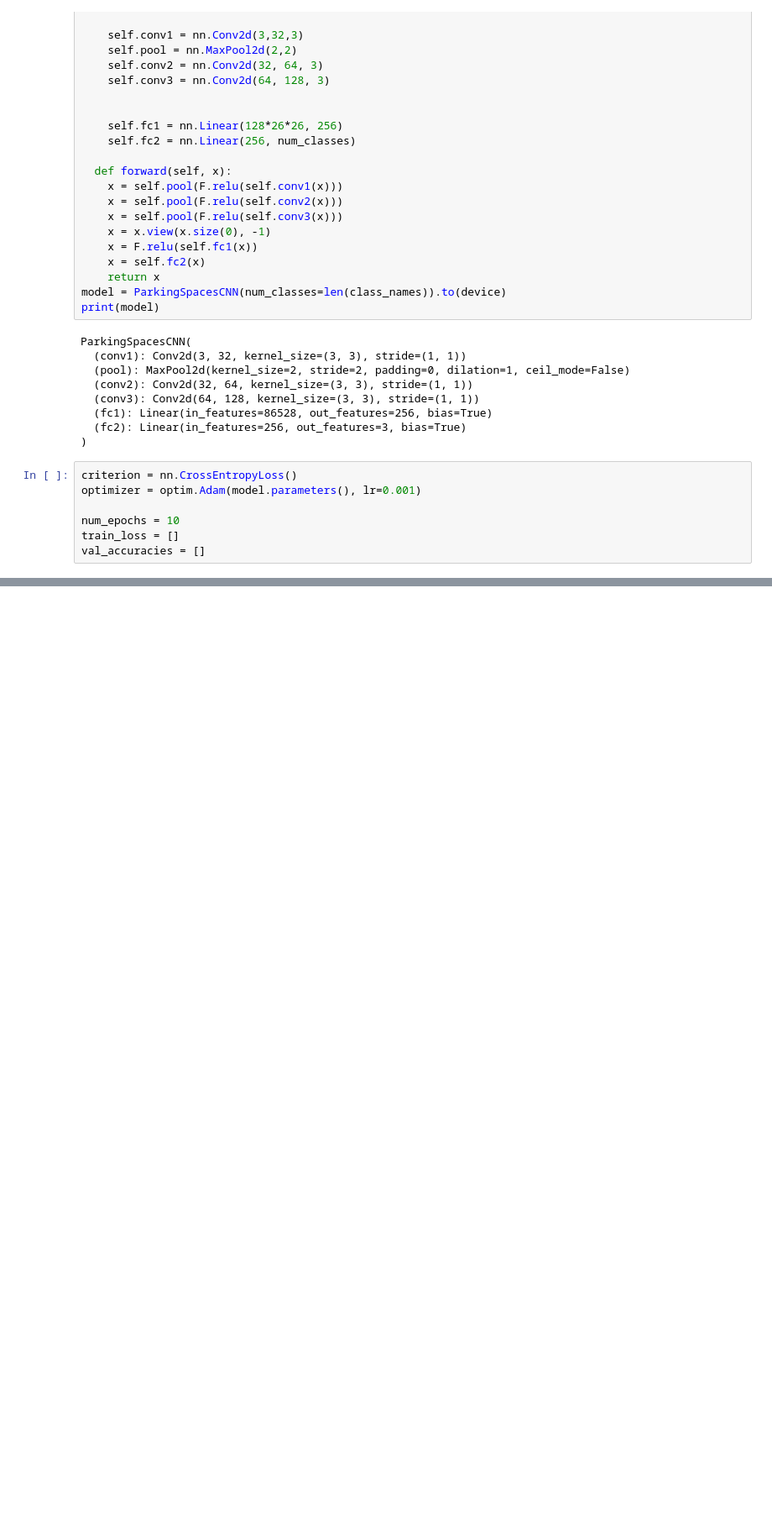
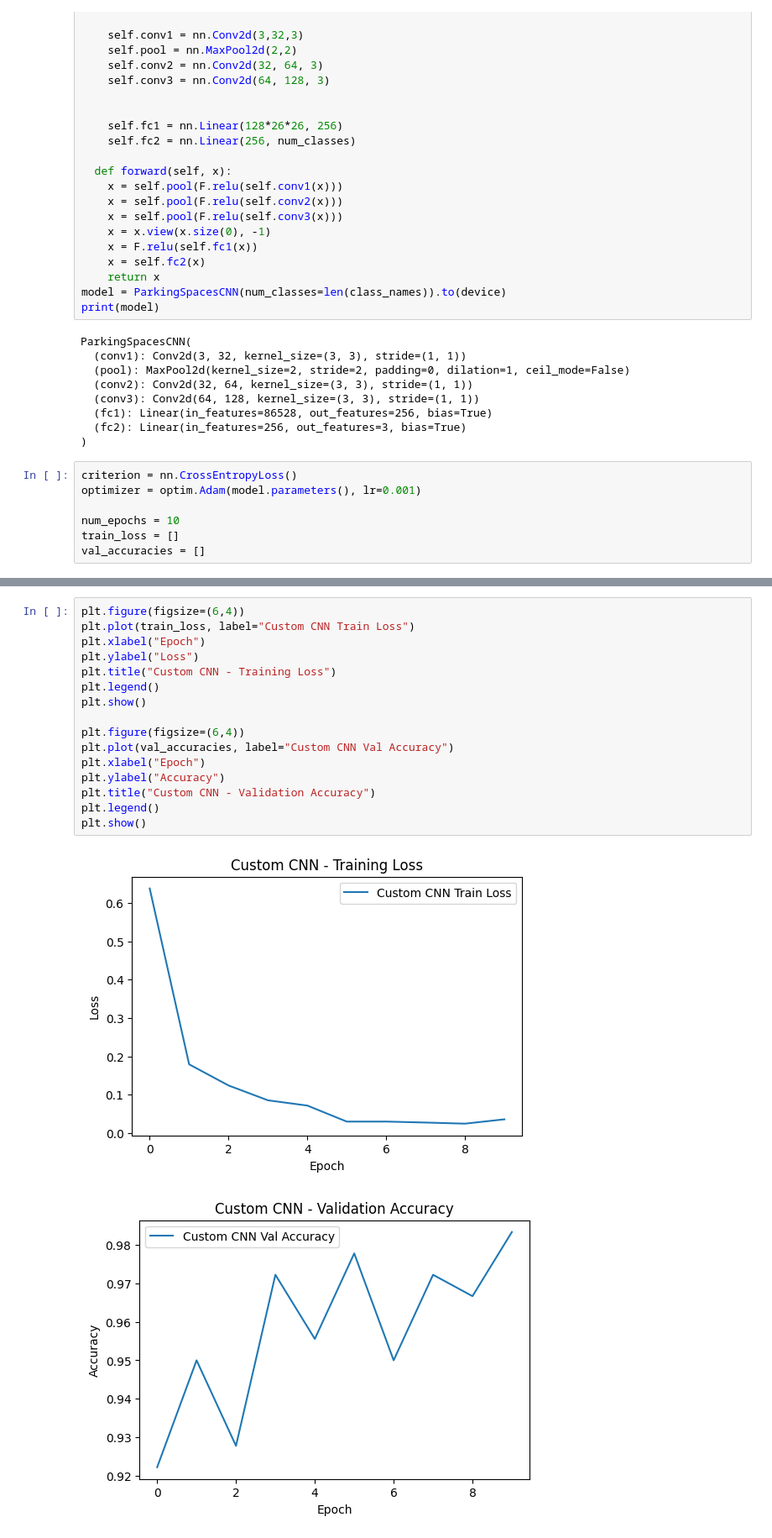
Before and after one commit to blessthef4llen/Parking-Space-Detection, a Jupyter notebook: 02_ParkingSpaceCNN.ipynb, the cells around one changed output, grey strips where cells are left out. Shown at 84% size. Saved outputs shown, nothing was run; the diff lists cells and outputs as text; blank space fills up the shorter version.

```diff
--- a/02_ParkingSpaceCNN.ipynb
+++ b/02_ParkingSpaceCNN.ipynb
@@ -201,0 +206,19 @@ class_counts
+# %%
+plt.figure(figsize=(6,4))
+plt.plot(train_loss, label="Custom CNN Train Loss")
+plt.xlabel("Epoch")
+plt.ylabel("Loss")
+plt.title("Custom CNN - Training Loss")
+plt.legend()
+plt.show()
+
+plt.figure(figsize=(6,4))
+plt.plot(val_accuracies, label="Custom CNN Val Accuracy")
+plt.xlabel("Epoch")
+plt.ylabel("Accuracy")
+plt.title("Custom CNN - Validation Accuracy")
+plt.legend()
+plt.show()
+# %% [output]
+[figure, added]
+[figure, added]
```
Also changed, not shown: parts of 3 cells of this notebook.
